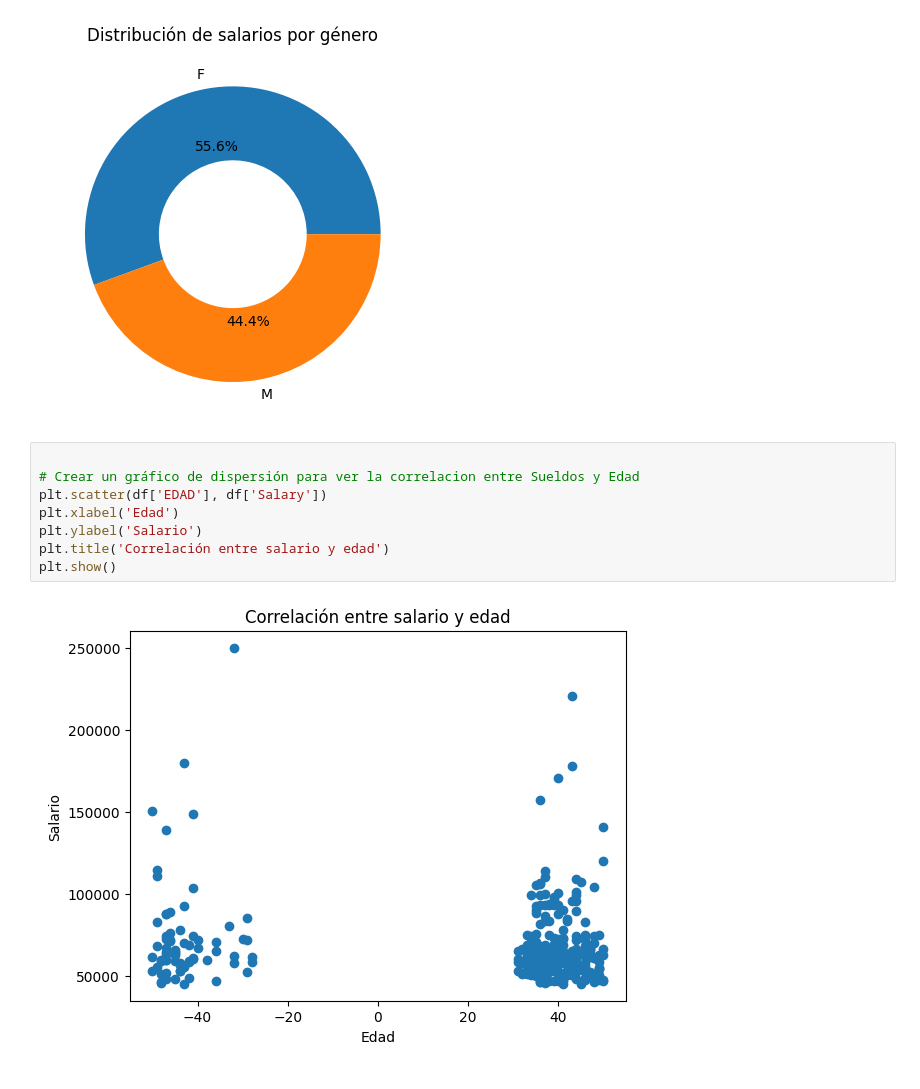
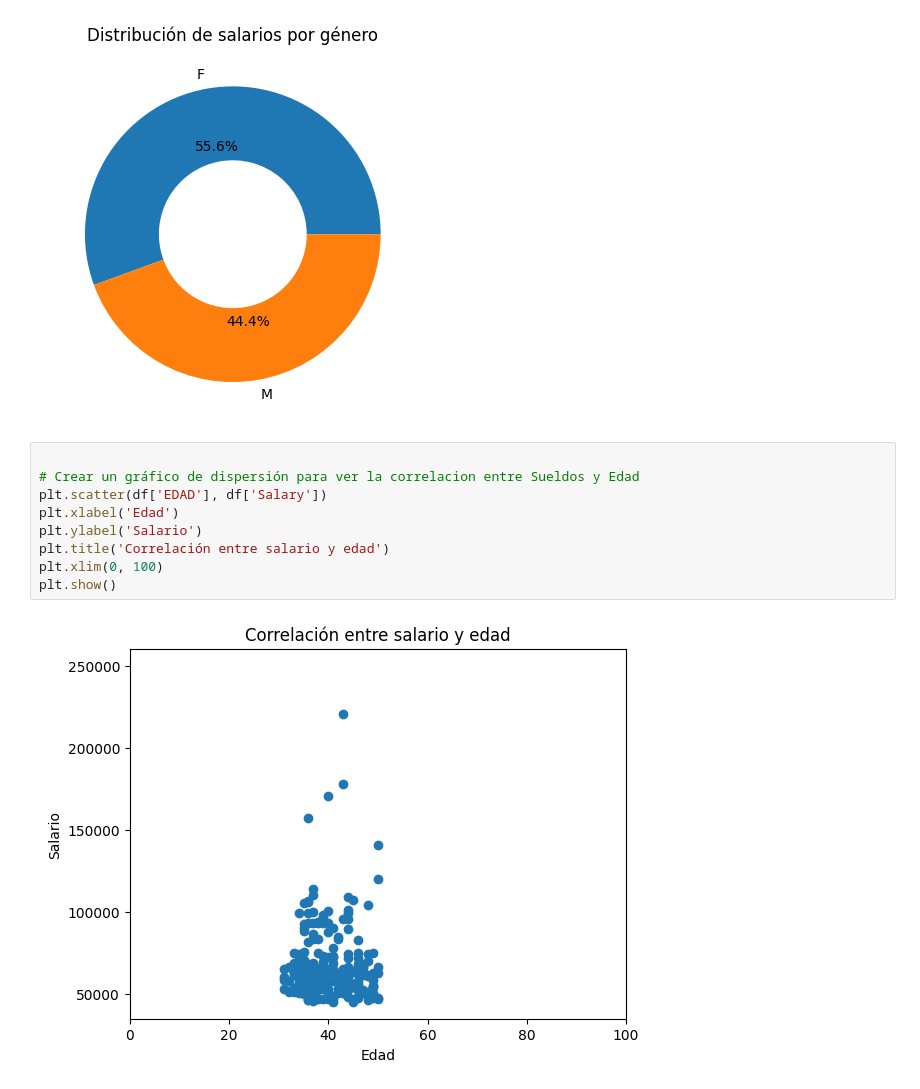
Before and after one commit to ElProfeDeLosDatos/EDA-con-Python, a Jupyter notebook: EDA_con_Python.ipynb, the cells around one changed output. Cells and saved outputs as stored; diff of their text form.

```diff
--- a/EDA_con_Python.ipynb
+++ b/EDA_con_Python.ipynb
@@ -91,10 +91,11 @@ plt.show()
 # %%
 
 # Crear un gráfico de dispersión para ver la correlacion entre Sueldos y Edad
 plt.scatter(df['EDAD'], df['Salary'])
 plt.xlabel('Edad')
 plt.ylabel('Salario')
 plt.title('Correlación entre salario y edad')
+plt.xlim(0, 100)
 plt.show()
 # %% [output]
-[figure, old version]
+[figure, new version]
```
